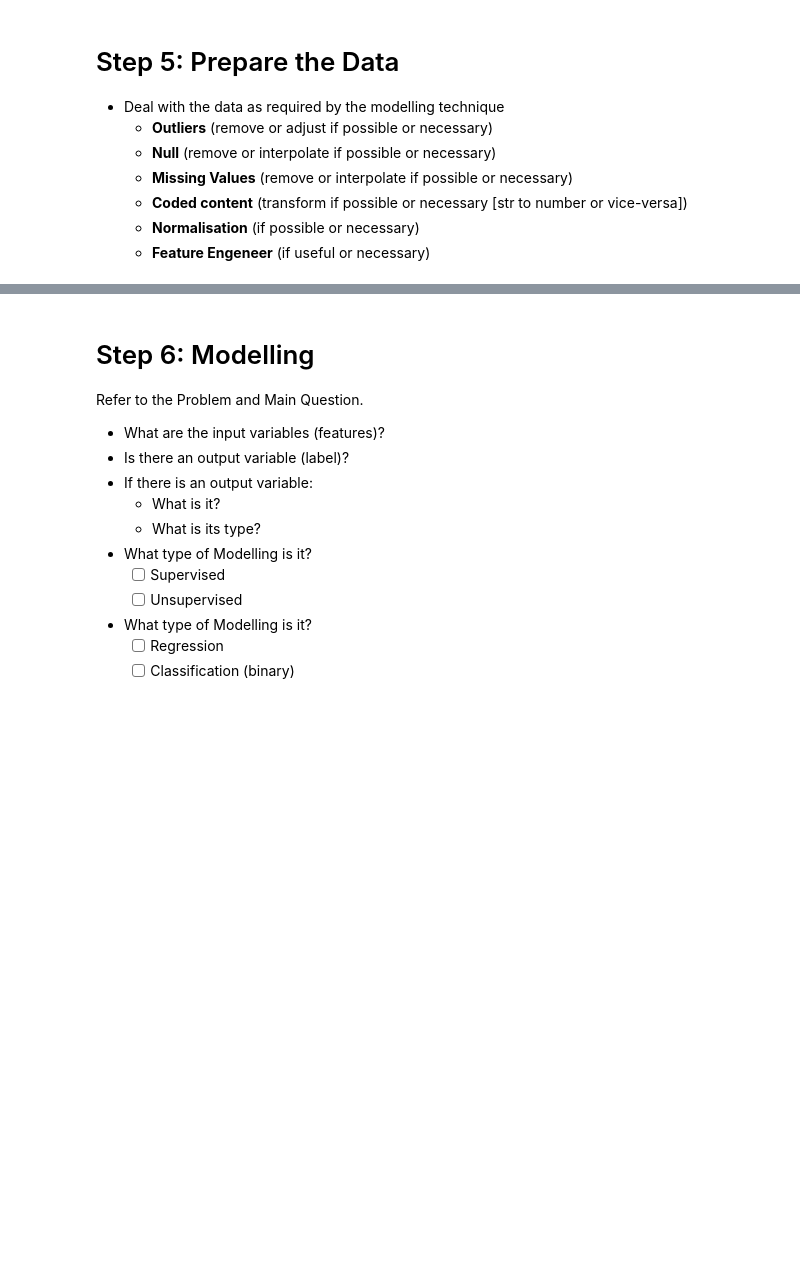
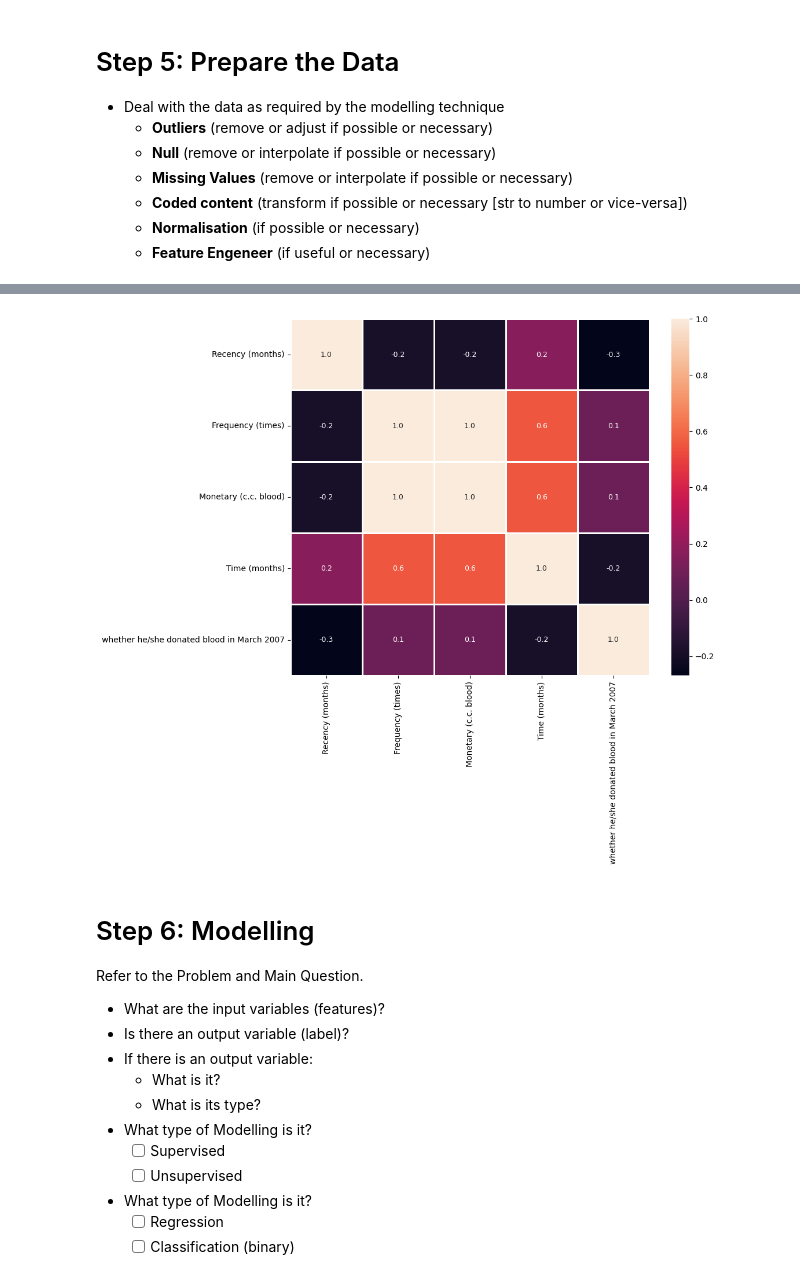
Before and after one commit to CDan07/IOD, a Jupyter notebook: Labs/Module 7/IOD_Lab-7_1_1 - Decision Trees.ipynb, the cells around one changed output, grey strips where cells are left out. Saved outputs shown, nothing was run; the diff lists cells and outputs as text; code cells hidden in the pictures; blank space fills up the shorter version.

```diff
--- a/Labs/Module 7/IOD_Lab-7_1_1 - Decision Trees.ipynb
+++ b/Labs/Module 7/IOD_Lab-7_1_1 - Decision Trees.ipynb
@@ -146,0 +146,5 @@ plt.show()
+# %%
+# Normalize data
+scaler = MinMaxScaler()
+df_normalized = pd.DataFrame(scaler.fit_transform(df), columns=df.columns)
+df_normalized
@@ -147,3 +165,17 @@ plt.show()
+# %%
+# Remove outliers
+Q1 = df_normalized.quantile(0.25)
+Q3 = df_normalized.quantile(0.75)
+IQR = Q3 - Q1
+
+df_no_outliers = df_normalized[~((df_normalized < (Q1 - 1.5 * IQR)) | (df_normalized > (Q3 + 1.5 * IQR))).any(axis=1)]
+# %%
+# Correlation matrix of features
+plt.figure(figsize=(10, 8))
+sns.heatmap(df_no_outliers.corr(numeric_only=True),annot=True,fmt=".1f",annot_kws={"fontsize": 9},linewidths=1)
+plt.show()
+# %% [output]
+[figure, added]
 # %% [markdown]
 # Step 6: Modelling
 Refer to the Problem and Main Question.
```
Also changed, not shown: parts of 8 cells of this notebook.
